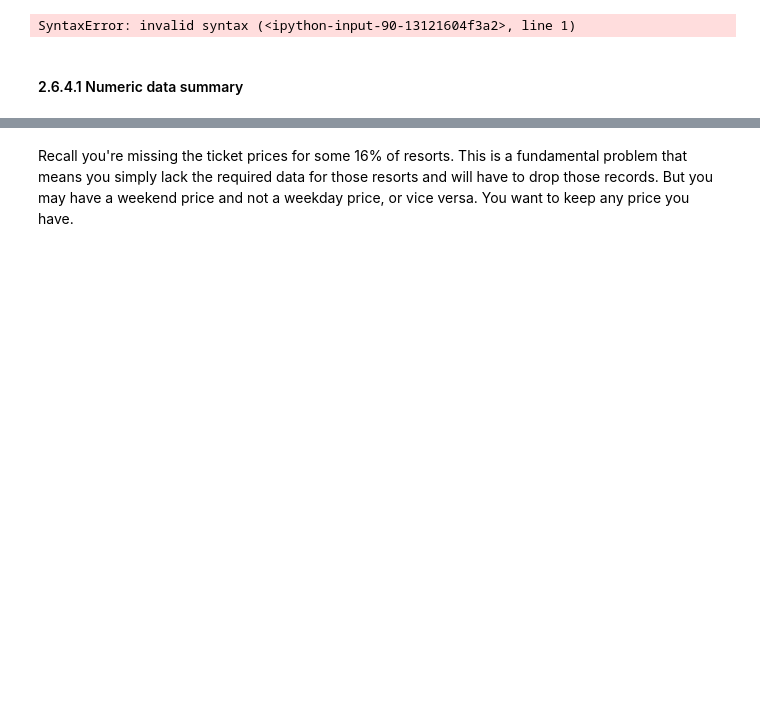
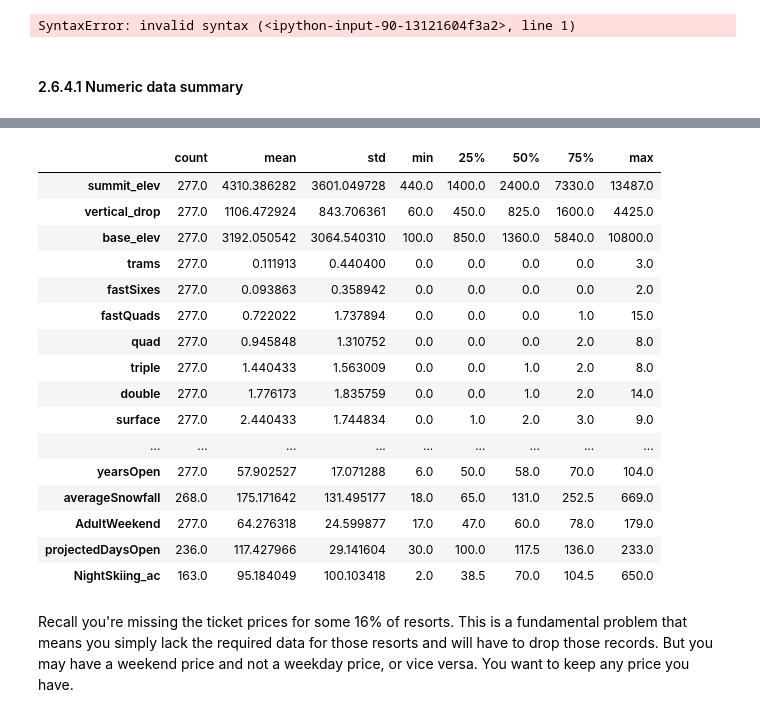
Before and after one commit to Graham-MacIsaac/DataScienceGuidedCapstone, a Jupyter notebook: Notebooks/02_data_wrangling.ipynb, the cells around one changed output, grey strips where cells are left out. Drawn from its saved outputs; the diff is of its cells as text; code cells hidden in the pictures; blank space fills up the shorter version.

```diff
--- a/Notebooks/02_data_wrangling.ipynb
+++ b/Notebooks/02_data_wrangling.ipynb
@@ -477,7 +477,7 @@ SyntaxError: invalid syntax (<ipython-input-90-13121604f3a2>, line 1)
 #Code task 17#
 #Call ski_data's `describe` method for a statistical summary of the numerical columns
 #Hint: there are
-fewer summary stat columns than features, so displaying the transpose
+#fewer summary stat columns than features, so displaying the transpose
 #will be useful again
 ski_data.describe().T
 # %% [output]
@@ -485,3 +484,20 @@ SyntaxError: invalid syntax (<ipython-input-91-4d85c61a56bf>, line 4)
+|  | count | mean | std | min | 25% | 50% | 75% | max |
+| summit_elev | 277.0 | 4310.386282 | 3601.049728 | 440.0 | 1400.0 | 2400.0 | 7330.0 | 13487.0 |
+| vertical_drop | 277.0 | 1106.472924 | 843.706361 | 60.0 | 450.0 | 825.0 | 1600.0 | 4425.0 |
+| base_elev | 277.0 | 3192.050542 | 3064.540310 | 100.0 | 850.0 | 1360.0 | 5840.0 | 10800.0 |
+| trams | 277.0 | 0.111913 | 0.440400 | 0.0 | 0.0 | 0.0 | 0.0 | 3.0 |
+| fastSixes | 277.0 | 0.093863 | 0.358942 | 0.0 | 0.0 | 0.0 | 0.0 | 2.0 |
+| fastQuads | 277.0 | 0.722022 | 1.737894 | 0.0 | 0.0 | 0.0 | 1.0 | 15.0 |
+| quad | 277.0 | 0.945848 | 1.310752 | 0.0 | 0.0 | 0.0 | 2.0 | 8.0 |
+| triple | 277.0 | 1.440433 | 1.563009 | 0.0 | 0.0 | 1.0 | 2.0 | 8.0 |
+| double | 277.0 | 1.776173 | 1.835759 | 0.0 | 0.0 | 1.0 | 2.0 | 14.0 |
+| surface | 277.0 | 2.440433 | 1.744834 | 0.0 | 1.0 | 2.0 | 3.0 | 9.0 |
+| ... | ... | ... | ... | ... | ... | ... | ... | ... |
+| yearsOpen | 277.0 | 57.902527 | 17.071288 | 6.0 | 50.0 | 58.0 | 70.0 | 104.0 |
+| averageSnowfall | 268.0 | 175.171642 | 131.495177 | 18.0 | 65.0 | 131.0 | 252.5 | 669.0 |
+| AdultWeekend | 277.0 | 64.276318 | 24.599877 | 17.0 | 47.0 | 60.0 | 78.0 | 179.0 |
+| projectedDaysOpen | 236.0 | 117.427966 | 29.141604 | 30.0 | 100.0 | 117.5 | 136.0 | 233.0 |
+| NightSkiing_ac | 163.0 | 95.184049 | 100.103418 | 2.0 | 38.5 | 70.0 | 104.5 | 650.0 |
 # %% [markdown]
 Recall you're missing the ticket prices for some 16% of resorts. This is a fundamental problem that means you simply lack the required data for those resorts and will have to drop those records. But you may have a weekend price and not a weekday price, or vice versa. You want to keep any price you have.
 # %%
```
Also changed, not shown: parts of 3 cells of this notebook.
